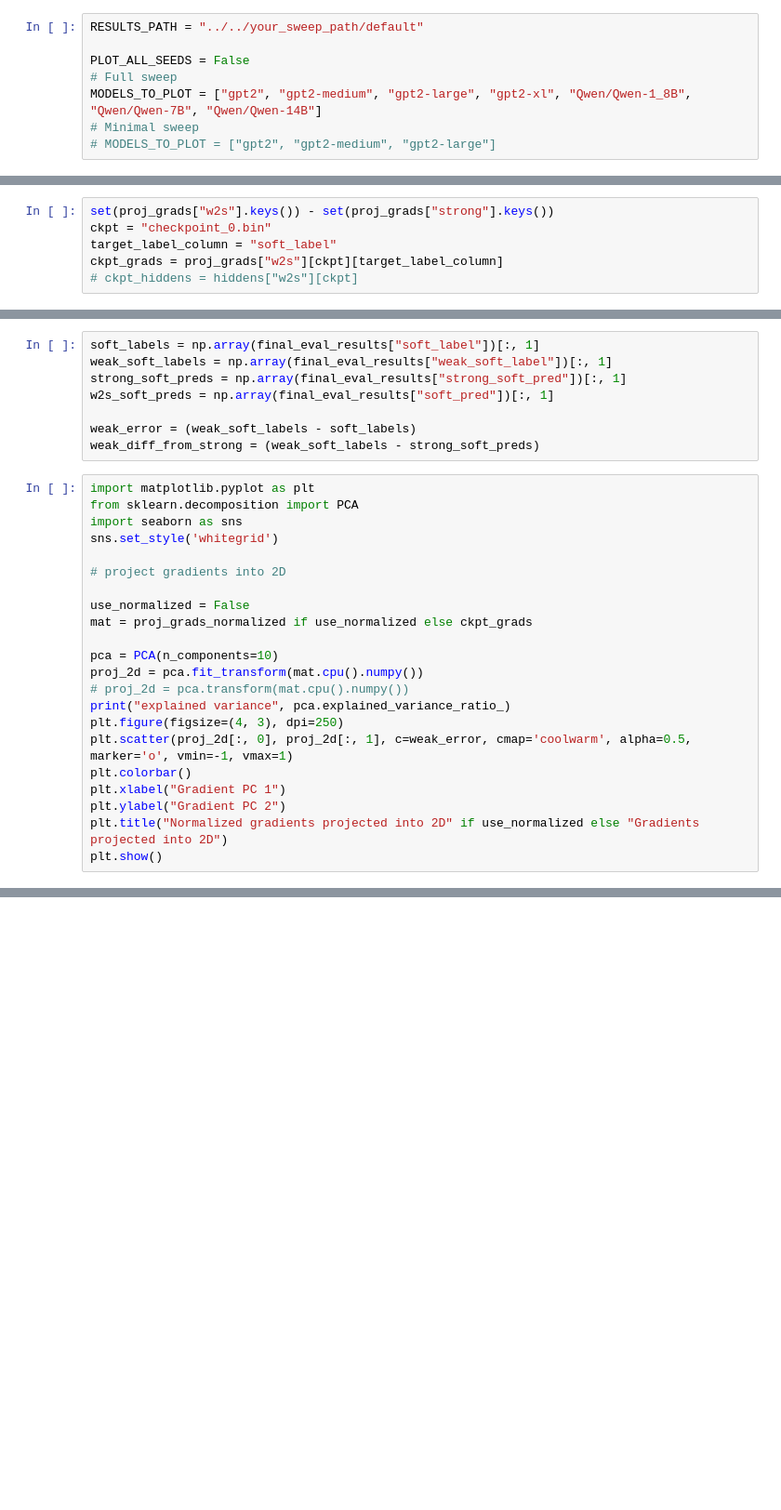
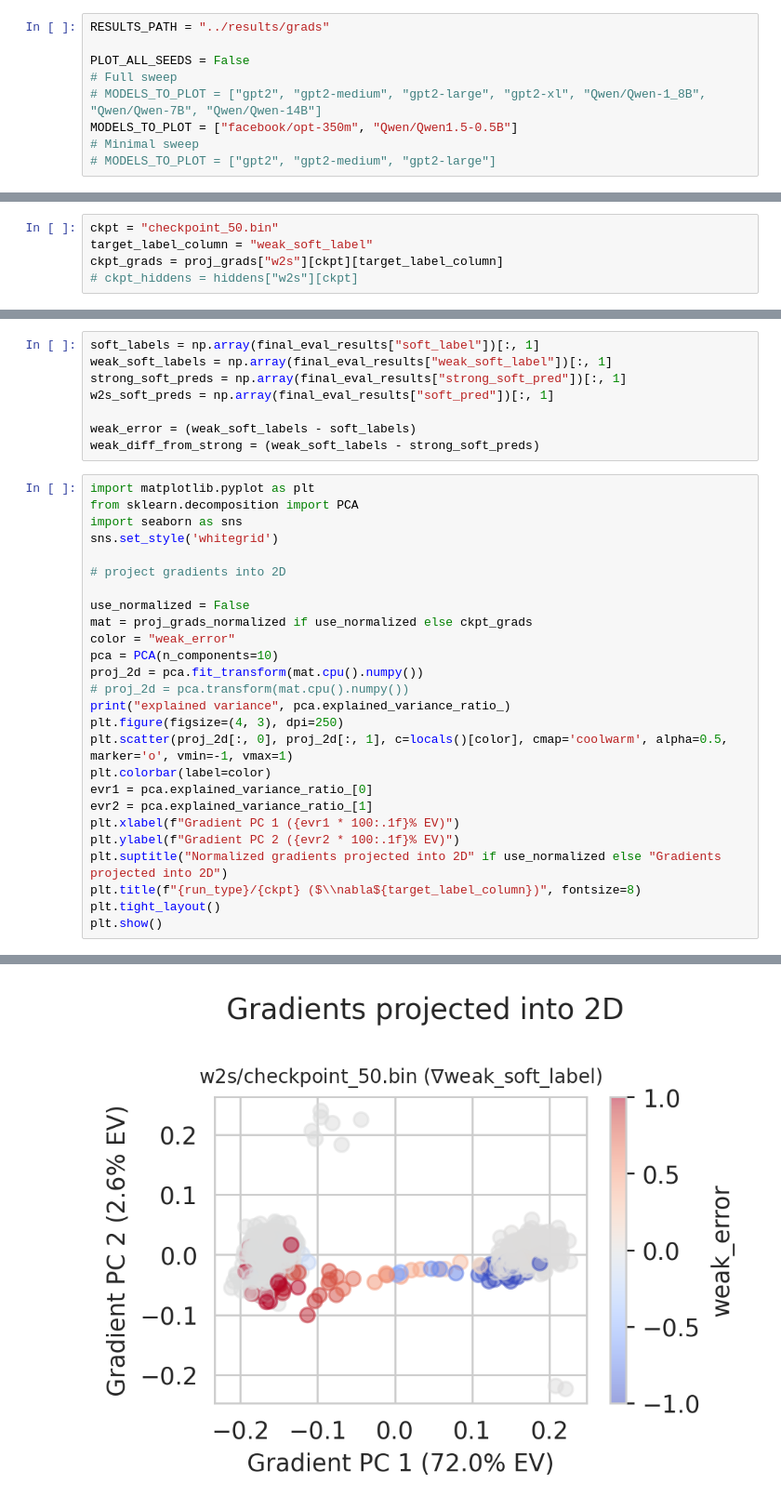
Before and after one commit to EleutherAI/weak-to-strong, a Jupyter notebook: notebooks/Plotting.ipynb, the cells around one changed output, grey strips where cells are left out. Shown at 93% size. Saved outputs shown, nothing was run; the diff lists cells and outputs as text; blank space fills up the shorter version.

```diff
--- a/notebooks/Plotting.ipynb
+++ b/notebooks/Plotting.ipynb
@@ -1,11 +1,12 @@
 # %% [markdown]
 # Simple Plotting
 # %%
-RESULTS_PATH = "../../your_sweep_path/default"
+RESULTS_PATH = "../results/grads"
 
 PLOT_ALL_SEEDS = False
 # Full sweep
-MODELS_TO_PLOT = ["gpt2", "gpt2-medium", "gpt2-large", "gpt2-xl", "Qwen/Qwen-1_8B", "Qwen/Qwen-7B", "Qwen/Qwen-14B"]
+# MODELS_TO_PLOT = ["gpt2", "gpt2-medium", "gpt2-large", "gpt2-xl", "Qwen/Qwen-1_8B", "Qwen/Qwen-7B", "Qwen/Qwen-14B"]
+MODELS_TO_PLOT = ["facebook/opt-350m", "Qwen/Qwen1.5-0.5B"]
 # Minimal sweep
 # MODELS_TO_PLOT = ["gpt2", "gpt2-medium", "gpt2-large"]
 # %%
@@ -252,7 +282,6 @@ torch.save(to_dict(hiddens), os.path.join(w2s_path, "hiddens.pt"))
 # %%
-set(proj_grads["w2s"].keys()) - set(proj_grads["strong"].keys())
-ckpt = "checkpoint_0.bin"
-target_label_column = "soft_label"
+ckpt = "checkpoint_50.bin"
+target_label_column = "weak_soft_label"
 ckpt_grads = proj_grads["w2s"][ckpt][target_label_column]
 # ckpt_hiddens = hiddens["w2s"][ckpt]
 # %%
@@ -282,15 +311,20 @@ sns.set_style('whitegrid')
 
 use_normalized = False
 mat = proj_grads_normalized if use_normalized else ckpt_grads
-
+color = "weak_error"
 pca = PCA(n_components=10)
 proj_2d = pca.fit_transform(mat.cpu().numpy())
 # proj_2d = pca.transform(mat.cpu().numpy())
 print("explained variance", pca.explained_variance_ratio_)
 plt.figure(figsize=(4, 3), dpi=250)
-plt.scatter(proj_2d[:, 0], proj_2d[:, 1], c=weak_error, cmap='coolwarm', alpha=0.5, marker='o', vmin=-1, vmax=1)
-plt.colorbar()
-plt.xlabel("Gradient PC 1")
-plt.ylabel("Gradient PC 2")
-plt.title("Normalized gradients projected into 2D" if use_normalized else "Gradients projected into 2D")
+plt.scatter(proj_2d[:, 0], proj_2d[:, 1], c=locals()[color], cmap='coolwarm', alpha=0.5, marker='o', vmin=-1, vmax=1)
+plt.colorbar(label=color)
+evr1 = pca.explained_variance_ratio_[0]
+evr2 = pca.explained_variance_ratio_[1]
+plt.xlabel(f"Gradient PC 1 ({evr1 * 100:.1f}% EV)")
+plt.ylabel(f"Gradient PC 2 ({evr2 * 100:.1f}% EV)")
+plt.suptitle("Normalized gradients projected into 2D" if use_normalized else "Gradients projected into 2D")
+plt.title(f"{run_type}/{ckpt} ($\\nabla${target_label_column})", fontsize=8)
+plt.tight_layout()
 plt.show()
+# %% [output]
@@ -296,0 +333 @@ plt.show()
+[figure, added]
```
Also changed, not shown: parts of 9 cells of this notebook, 3 other files.
